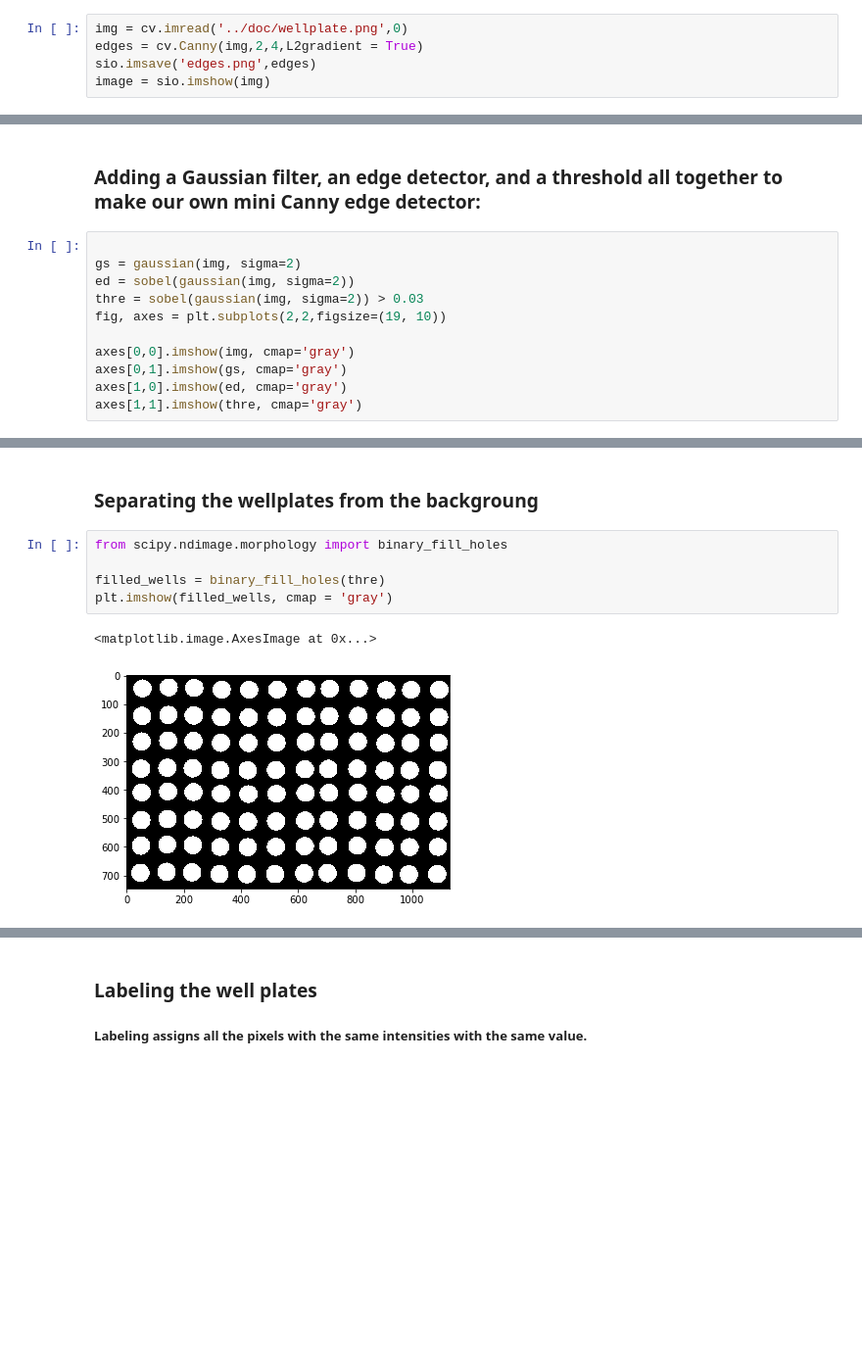
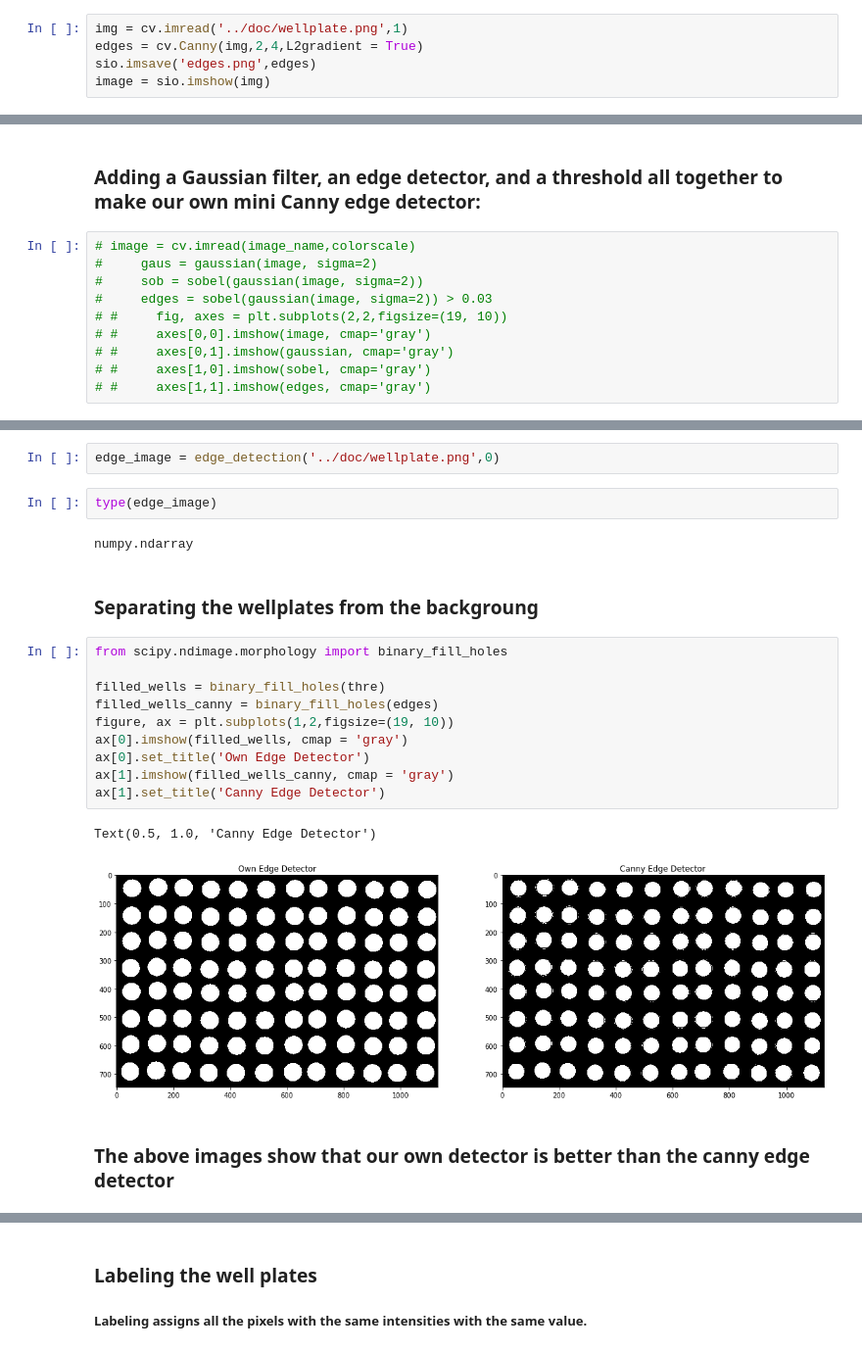
Before and after one commit to jrodguez/musical-robot, a Jupyter notebook: examples/Edge detection.ipynb, the cells around one changed output, grey strips where cells are left out. Shown at 98% size. Drawn from its saved outputs; the diff is of its cells as text; blank space fills up the shorter version.

Commit message:
Functionalized image processing code

```diff
--- a/examples/Edge detection.ipynb
+++ b/examples/Edge detection.ipynb
@@ -10,7 +14,7 @@ from skimage.filters import sobel, prewitt, scharr
 # %% [markdown]
 ### Using OpenCv Canny Edge Detector
 # %%
-img = cv.imread('../doc/wellplate.png',0)
+img = cv.imread('../doc/wellplate.png',1)
 edges = cv.Canny(img,2,4,L2gradient = True)
 sio.imsave('edges.png',edges)
 image = sio.imshow(img)
@@ -32,13 +36,12 @@ ax[1].set_title('Edge Image'), ax[1].set_xticks([]), ax[1].set_yticks([])
 # %% [markdown]
  ### Adding a Gaussian filter, an edge detector, and a threshold all together to make our own mini Canny edge detector:
 # %%
-
-gs = gaussian(img, sigma=2)
-ed = sobel(gaussian(img, sigma=2))
-thre = sobel(gaussian(img, sigma=2)) > 0.03
-fig, axes = plt.subplots(2,2,figsize=(19, 10))
-
-axes[0,0].imshow(img, cmap='gray')
-axes[0,1].imshow(gs, cmap='gray')
-axes[1,0].imshow(ed, cmap='gray')
-axes[1,1].imshow(thre, cmap='gray')
+# image = cv.imread(image_name,colorscale)
+#     gaus = gaussian(image, sigma=2)
+#     sob = sobel(gaussian(image, sigma=2))
+#     edges = sobel(gaussian(image, sigma=2)) > 0.03
+# #     fig, axes = plt.subplots(2,2,figsize=(19, 10))
+# #     axes[0,0].imshow(image, cmap='gray')
+# #     axes[0,1].imshow(gaussian, cmap='gray')
+# #     axes[1,0].imshow(sobel, cmap='gray')
+# #     axes[1,1].imshow(edges, cmap='gray')
@@ -48,10 +63,23 @@ axes[1,1].imshow(thre, cmap='gray')
+# %%
+edge_image = edge_detection('../doc/wellplate.png',0)
+# %%
+type(edge_image)
+# %% [output]
+numpy.ndarray
 # %% [markdown]
 ### Separating the wellplates from the backgroung
 # %%
 from scipy.ndimage.morphology import binary_fill_holes
 
 filled_wells = binary_fill_holes(thre)
-plt.imshow(filled_wells, cmap = 'gray')
+filled_wells_canny = binary_fill_holes(edges)
+figure, ax = plt.subplots(1,2,figsize=(19, 10))
+ax[0].imshow(filled_wells, cmap = 'gray')
+ax[0].set_title('Own Edge Detector')
+ax[1].imshow(filled_wells_canny, cmap = 'gray')
+ax[1].set_title('Canny Edge Detector')
 # %% [output]
-<matplotlib.image.AxesImage at 0x...>
+Text(0.5, 1.0, 'Canny Edge Detector')
-[figure, old version]
+[figure, new version]
+# %% [markdown]
+### The above images show that our own detector is better than the canny edge detector
```
Also changed, not shown: parts of 11 cells of this notebook, 2 other files.
